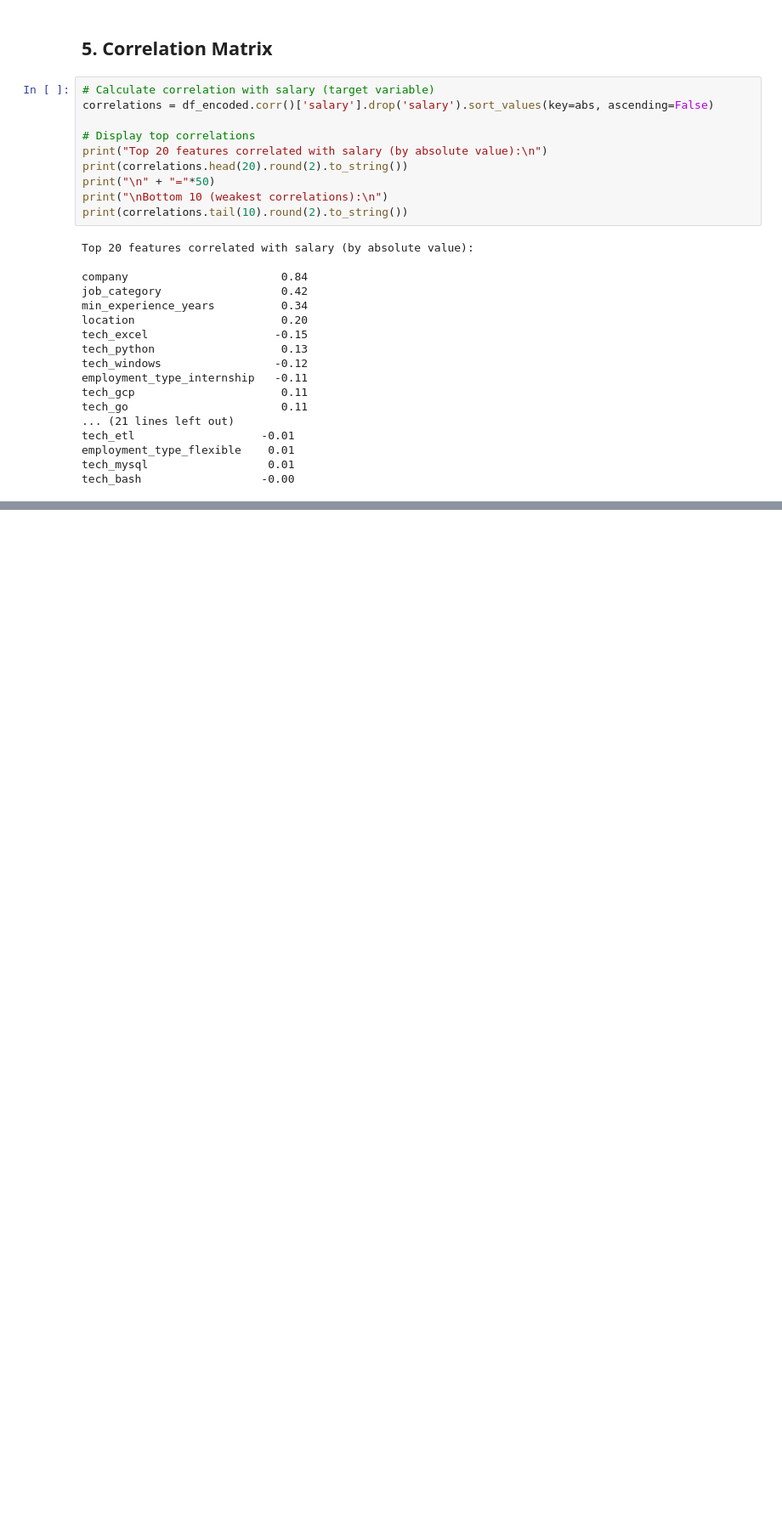
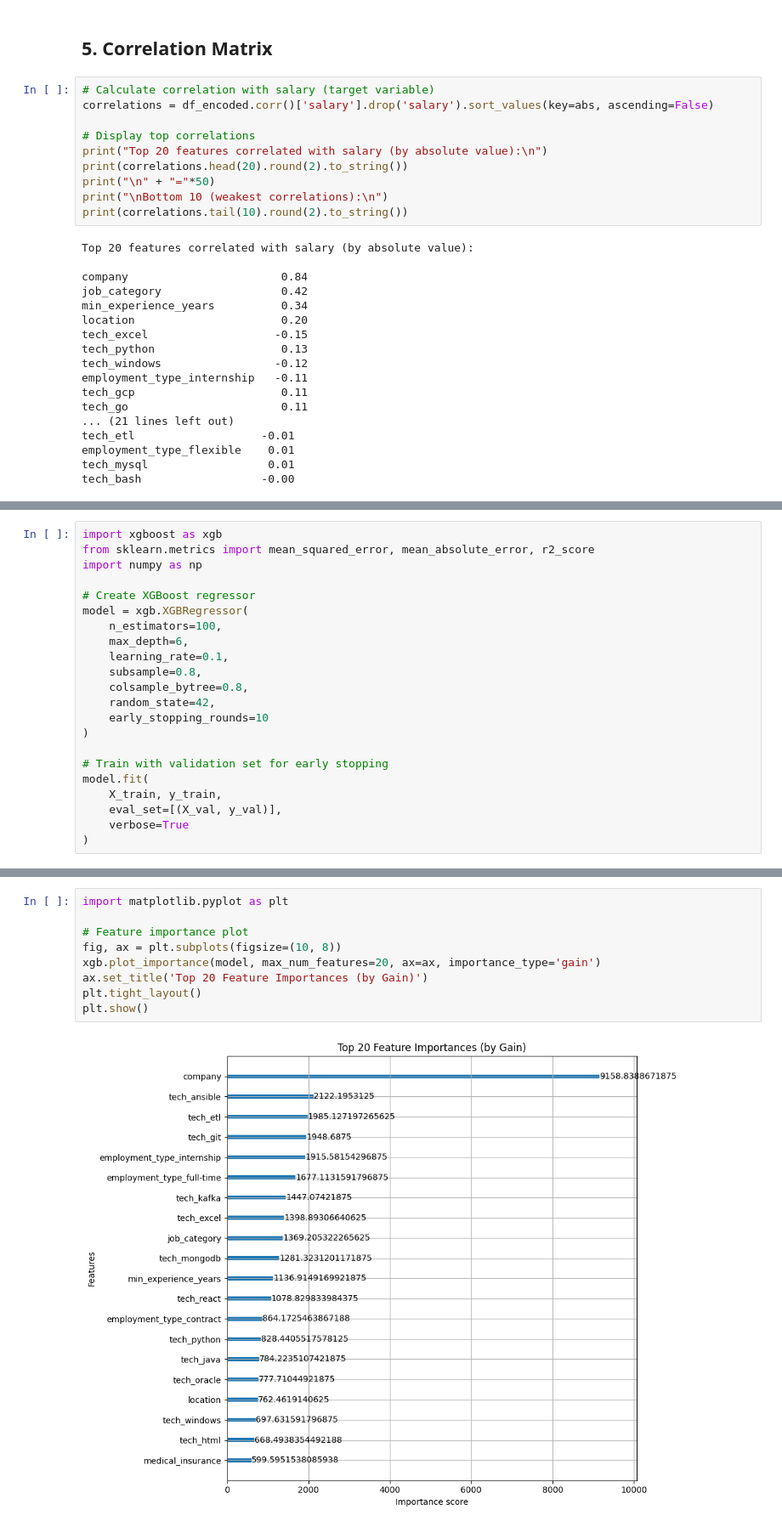
Before and after one commit to nahuel-nicolas/tech-jobs-analysis, a Jupyter notebook: predictions/main.ipynb, the cells around one changed output, grey strips where cells are left out. Shown at 85% size. Cells and saved outputs as stored; diff of their text form; blank space fills up the shorter version.

Commit message:
split & train

```diff
--- a/predictions/main.ipynb
+++ b/predictions/main.ipynb
@@ -633,0 +681,22 @@ tech_bash                  -0.00
+# %%
+import xgboost as xgb
+from sklearn.metrics import mean_squared_error, mean_absolute_error, r2_score
+import numpy as np
+
+# Create XGBoost regressor
+model = xgb.XGBRegressor(
+    n_estimators=100,
+    max_depth=6,
+    learning_rate=0.1,
+    subsample=0.8,
+    colsample_bytree=0.8,
+    random_state=42,
+    early_stopping_rounds=10
+)
+
+# Train with validation set for early stopping
+model.fit(
+    X_train, y_train,
+    eval_set=[(X_val, y_val)],
+    verbose=True
+)
@@ -633,0 +755,11 @@ tech_bash                  -0.00
+# %%
+import matplotlib.pyplot as plt
+
+# Feature importance plot
+fig, ax = plt.subplots(figsize=(10, 8))
+xgb.plot_importance(model, max_num_features=20, ax=ax, importance_type='gain')
+ax.set_title('Top 20 Feature Importances (by Gain)')
+plt.tight_layout()
+plt.show()
+# %% [output]
+[figure, added]
```
Also changed, not shown: parts of 8 cells of this notebook, 1 other file.
